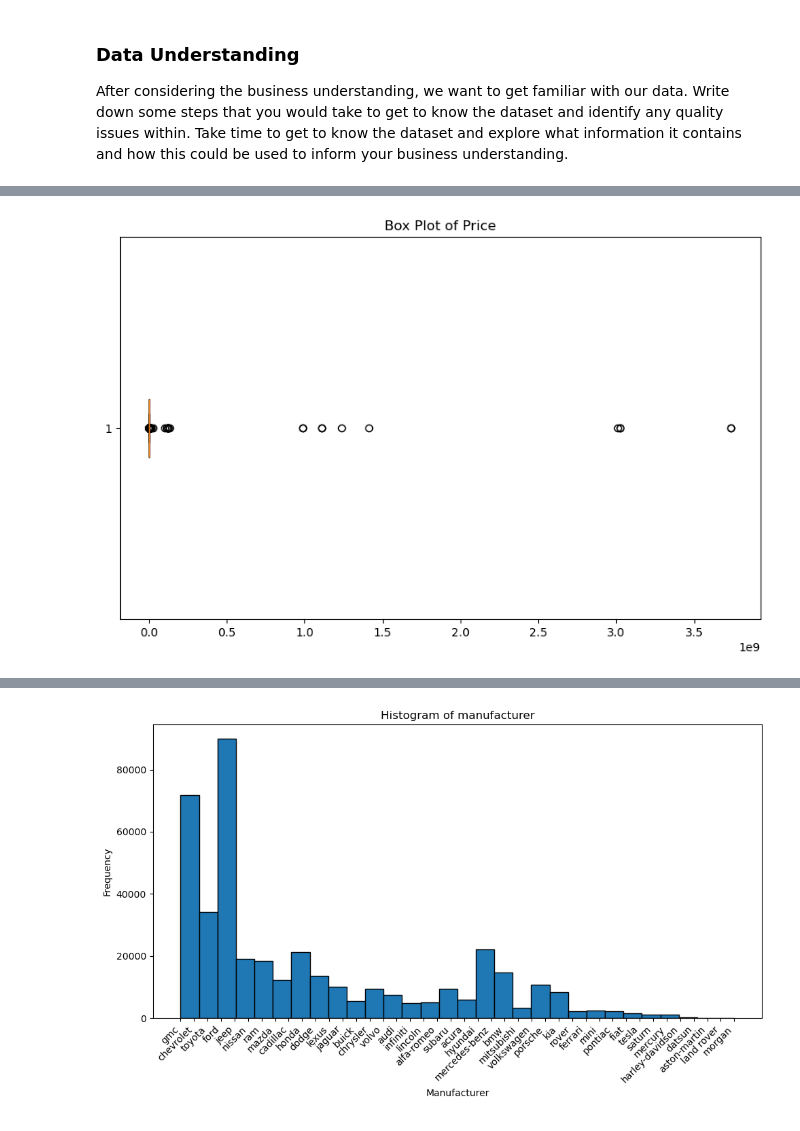
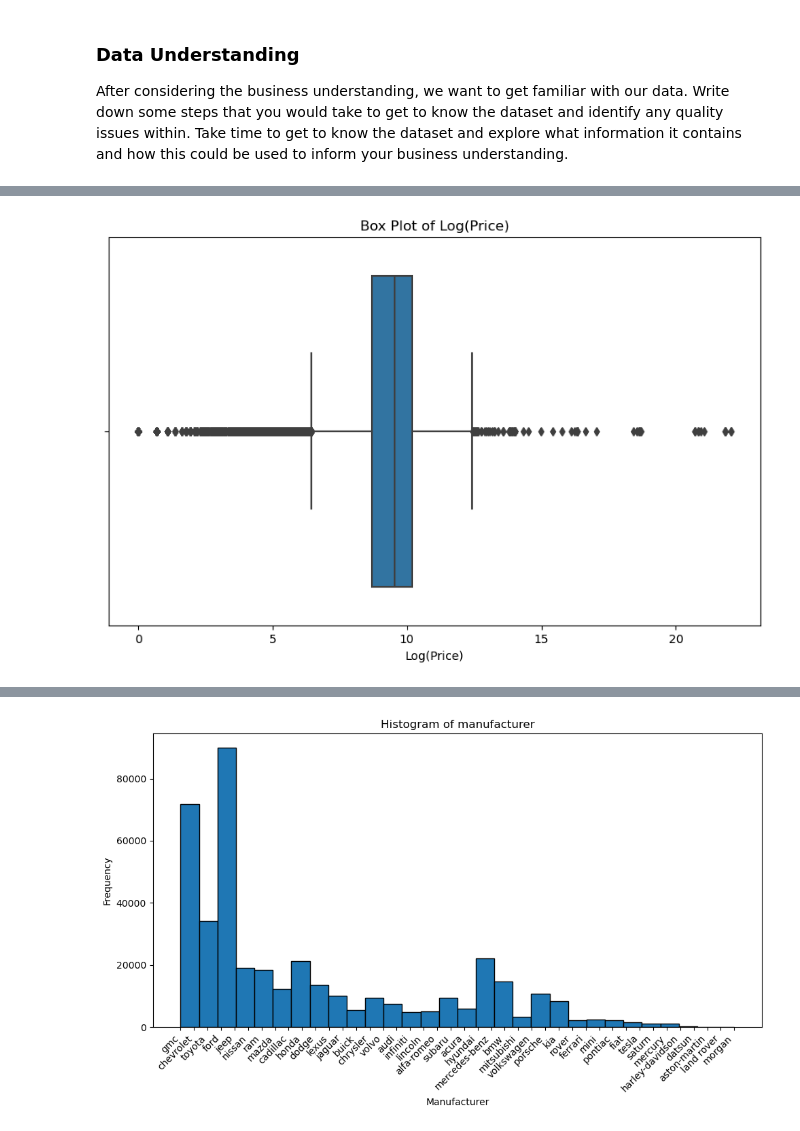
Before and after one commit to ok-ikejiani/Practical-Application-Assignment-11.1, a Jupyter notebook: prompt_II.ipynb, the cells around one changed output, grey strips where cells are left out. Drawn from its saved outputs; the diff is of its cells as text; code cells hidden in the pictures.

```diff
--- a/prompt_II.ipynb
+++ b/prompt_II.ipynb
@@ -166,9 +215,9 @@ dtype: float64
 # %%
-# Create a box plot for the price column
+#Create a log box plot of price
 plt.figure(figsize=(10, 6))
-plt.boxplot(vehicles_df[[ 'price']], vert=False)
-plt.title('Box Plot of Price')
-# plt.xlabel('Price')
+sns.boxplot(x=np.log1p(vehicles_df['price'].dropna()))
+plt.title('Box Plot of Log(Price)')
+plt.xlabel('Log(Price)')
 plt.show()
 # %% [output]
-[figure, old version]
+[figure, new version]
```
Also changed, not shown: parts of 23 cells of this notebook, 1 other file.
